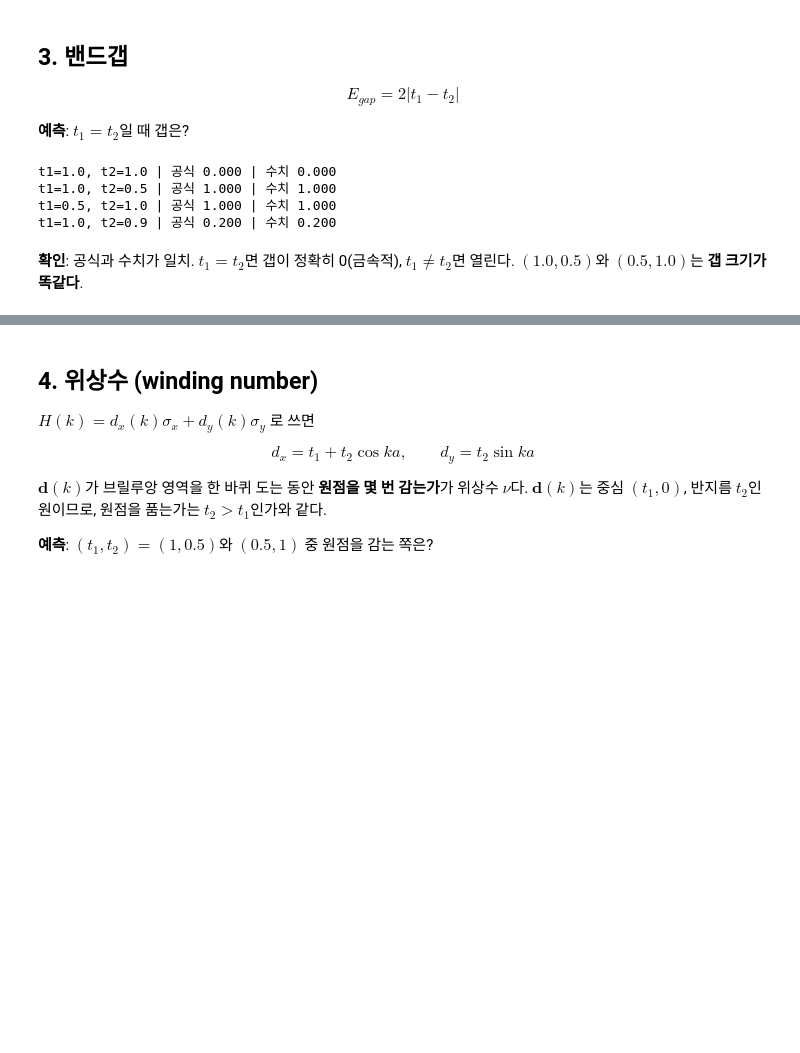
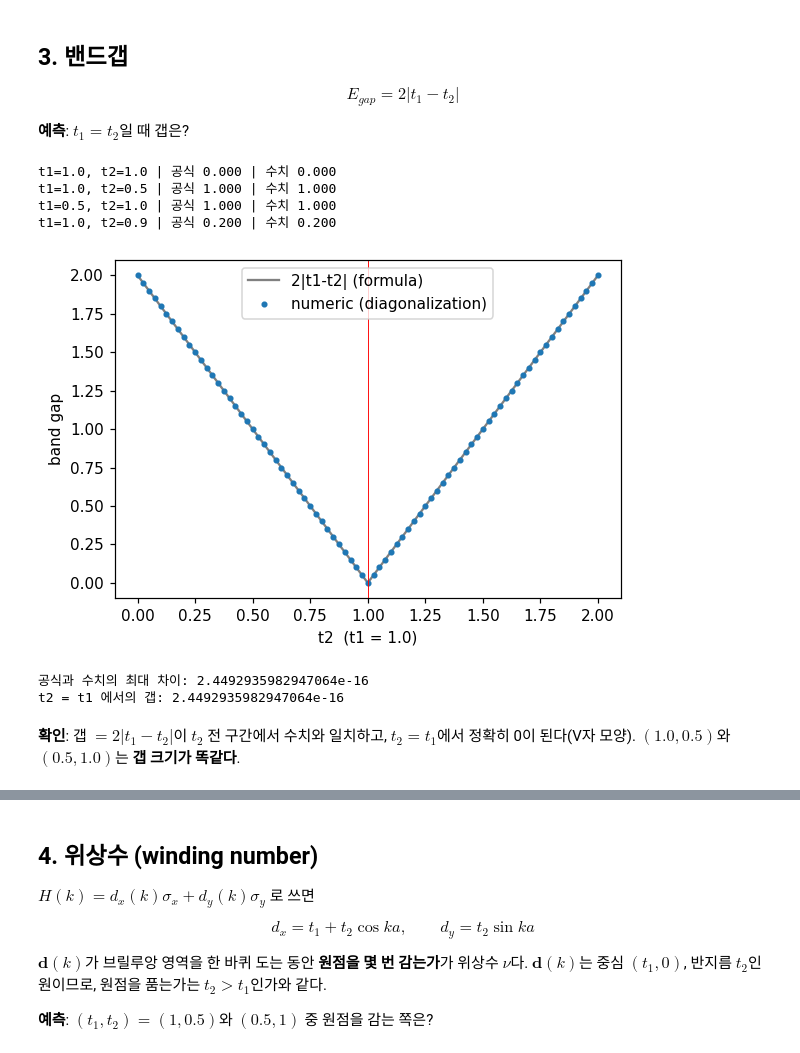
Before and after one commit to hyosan1423/computational-physics, a Jupyter notebook: midterm-tight-binding/tight_binding.ipynb, the cells around one changed output, grey strips where cells are left out. Saved outputs shown, nothing was run; the diff lists cells and outputs as text; code cells hidden in the pictures; blank space fills up the shorter version.

```diff
--- a/midterm-tight-binding/tight_binding.ipynb
+++ b/midterm-tight-binding/tight_binding.ipynb
@@ -151,20 +236,44 @@ $k=0$에서 $|E|=t_1+t_2$, $k=\pi/a$에서 $|E|=|t_1-t_2|$.
 $$E_{gap}=2|t_1-t_2|$$
 
 **예측**: $t_1=t_2$일 때 갭은?
-# %%
-def band_gap(t1, t2):
-    return 2 * abs(t1 - t2)
-
-for t1, t2 in [(1.0, 1.0), (1.0, 0.5), (0.5, 1.0), (1.0, 0.9)]:
-    # 수치 확인: 대각화로 얻은 밴드에서 직접 갭을 잰다
-    Em, Ep = ssh_bands(np.linspace(-np.pi, np.pi, 2001), t1, t2)
-    gap_numeric = Ep.min() - Em.max()
-    print(f"t1={t1:.1f}, t2={t2:.1f} | 공식 {band_gap(t1,t2):.3f} | 수치 {gap_numeric:.3f}")
-# %% [output]
-t1=1.0, t2=1.0 | 공식 0.000 | 수치 0.000
-t1=1.0, t2=0.5 | 공식 1.000 | 수치 1.000
-t1=0.5, t2=1.0 | 공식 1.000 | 수치 1.000
-t1=1.0, t2=0.9 | 공식 0.200 | 수치 0.200
+# %%
+def band_gap(t1, t2):
+    return 2 * abs(t1 - t2)
+
+def gap_numeric(t1, t2, n_k=2001):
+    # 각 k에서 2x2 행렬을 대각화해 갭을 직접 잰다 (grid 가 k=±pi 를 포함: linspace 양 끝점)
+    ks = np.linspace(-np.pi, np.pi, n_k)
+    off = t1 + t2 * np.exp(1j * ks)
+    H = np.zeros((n_k, 2, 2), dtype=complex); H[:, 0, 1] = off; H[:, 1, 0] = np.conj(off)
+    w = np.linalg.eigvalsh(H)
+    return w[:, 1].min() - w[:, 0].max()
+
+for t1, t2 in P["gap_table_pairs"]:
+    print(f"t1={t1:.1f}, t2={t2:.1f} | 공식 {band_gap(t1,t2):.3f} | 수치 {gap_numeric(t1, t2):.3f}")
+
+g = P["gap_scan"]
+t2_grid = np.linspace(g["t2_min"], g["t2_max"], g["n"])
+g_num = np.array([gap_numeric(g["t1"], t2) for t2 in t2_grid])
+g_ana = 2 * np.abs(g["t1"] - t2_grid)
+gap_diff = float(np.max(np.abs(g_num - g_ana)))
+SUMMARY["gap_max_diff"] = gap_diff
+
+plt.figure(figsize=(5.5, 3.8))
+plt.plot(t2_grid, g_ana, "-", color="gray", label="2|t1-t2| (formula)")
+plt.plot(t2_grid, g_num, ".", label="numeric (diagonalization)")
+plt.axvline(g["t1"], color="r", lw=0.6)
+plt.xlabel(f"t2  (t1 = {g['t1']})"); plt.ylabel("band gap"); plt.legend(); plt.tight_layout(); save_fig("fig4_gap_vs_t2"); plt.show()
+save_csv("gap_vs_t2.csv", ["t2", "gap_numeric", "gap_formula"], zip(t2_grid.tolist(), g_num.tolist(), g_ana.tolist()))
+print("공식과 수치의 최대 차이:", gap_diff)
+print("t2 = t1 에서의 갭:", float(g_num[np.argmin(np.abs(t2_grid - g["t1"]))]))
+# %% [output]
+t1=1.0, t2=1.0 | 공식 0.000 | 수치 0.000
+t1=1.0, t2=0.5 | 공식 1.000 | 수치 1.000
+t1=0.5, t2=1.0 | 공식 1.000 | 수치 1.000
+t1=1.0, t2=0.9 | 공식 0.200 | 수치 0.200
+[figure, added]
+공식과 수치의 최대 차이: 2.4492935982947064e-16
+t2 = t1 에서의 갭: 2.4492935982947064e-16
 # %% [markdown]
-**확인**: 공식과 수치가 일치. $t_1=t_2$면 갭이 정확히 0(금속적), $t_1\neq t_2$면 열린다.
+**확인**: 갭 $=2|t_1-t_2|$이 $t_2$ 전 구간에서 수치와 일치하고, $t_2=t_1$에서 정확히 0이 된다(V자 모양).
 $(1.0,0.5)$와 $(0.5,1.0)$는 **갭 크기가 똑같다**.
```
Also changed, not shown: parts of 36 cells of this notebook, 35 other files.
